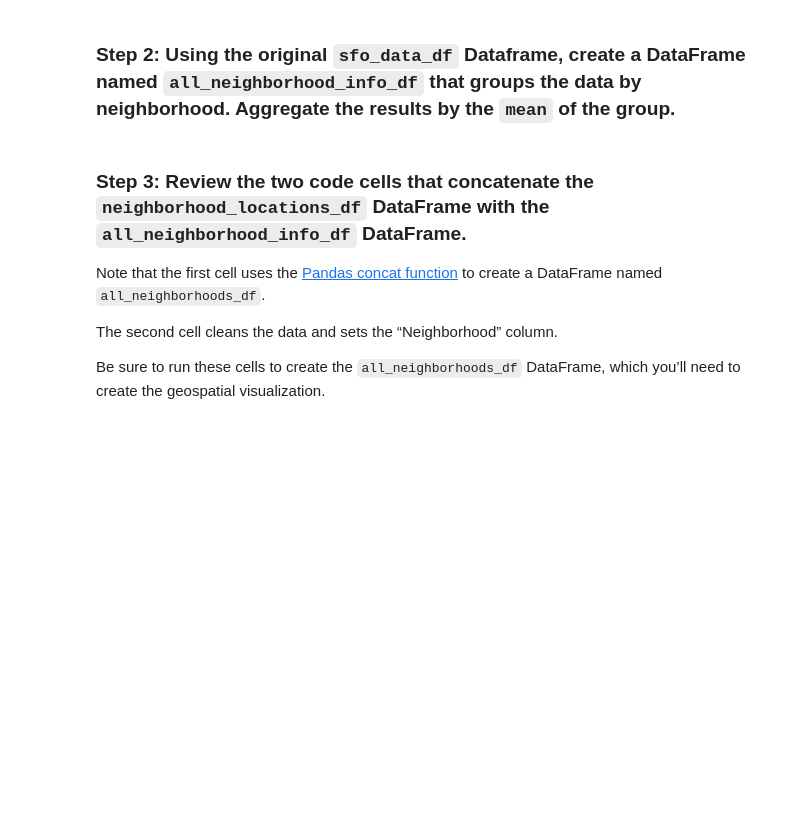
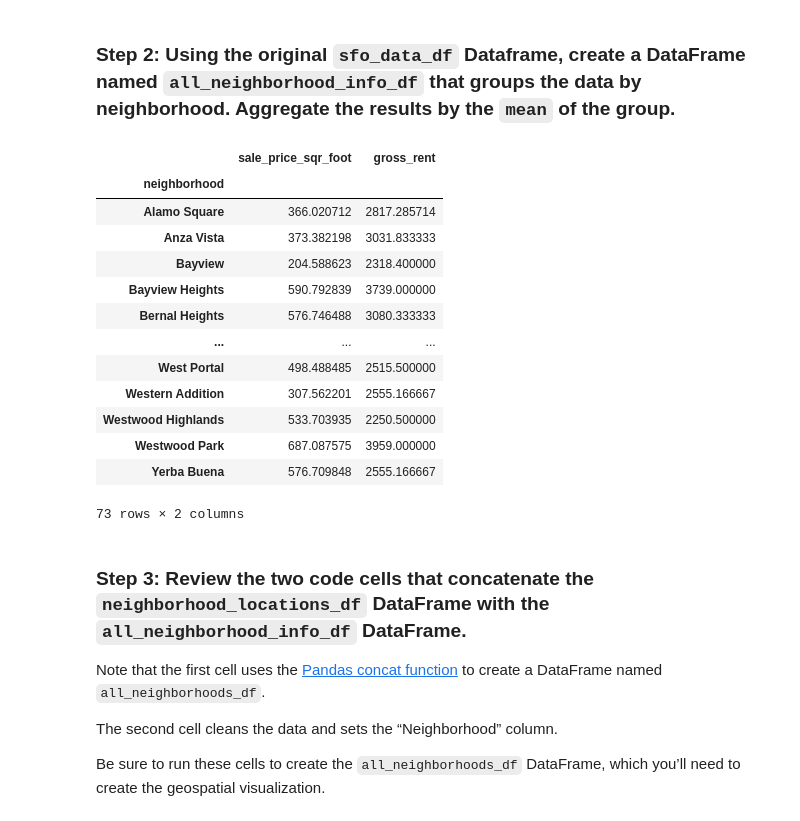
Before and after one commit to Gino-Petrosian/Fintech-Bootcamp-, a Jupyter notebook: Module 6 Challenge/san_francisco_housing.ipynb, the cells around one changed output. Cells and saved outputs as stored; diff of their text form; code cells hidden in the pictures; blank space fills up the shorter version.

```diff
--- a/Module 6 Challenge/san_francisco_housing.ipynb
+++ b/Module 6 Challenge/san_francisco_housing.ipynb
@@ -396,10 +437,26 @@ neighborhood_locations_df = # YOUR CODE HERE
 ### Step 2: Using the original `sfo_data_df` Dataframe, create a DataFrame named `all_neighborhood_info_df` that groups the data by neighborhood. Aggregate the results by the `mean` of the group.
 # %%
 # Calculate the mean values for each neighborhood
-all_neighborhood_info_df = # YOUR CODE HERE
+all_neighborhood_info_df = sfo_data_df.groupby(['neighborhood']
+                                                     ).mean()[['sale_price_sqr_foot', 'gross_rent']]
 
 # Review the resulting DataFrame
-# YOUR CODE HERE
+all_neighborhood_info_df
+# %% [output]
+|  | sale_price_sqr_foot | gross_rent |
+| neighborhood |  |  |
+| Alamo Square | 366.020712 | 2817.285714 |
+| Anza Vista | 373.382198 | 3031.833333 |
+| Bayview | 204.588623 | 2318.400000 |
+| Bayview Heights | 590.792839 | 3739.000000 |
+| Bernal Heights | 576.746488 | 3080.333333 |
+| ... | ... | ... |
+| West Portal | 498.488485 | 2515.500000 |
+| Western Addition | 307.562201 | 2555.166667 |
+| Westwood Highlands | 533.703935 | 2250.500000 |
+| Westwood Park | 687.087575 | 3959.000000 |
+| Yerba Buena | 576.709848 | 2555.166667 |
+73 rows × 2 columns
 # %% [markdown]
 ### Step 3: Review the two code cells that concatenate the `neighborhood_locations_df` DataFrame with the `all_neighborhood_info_df` DataFrame.
 
```
Also changed, not shown: parts of 12 cells of this notebook.
